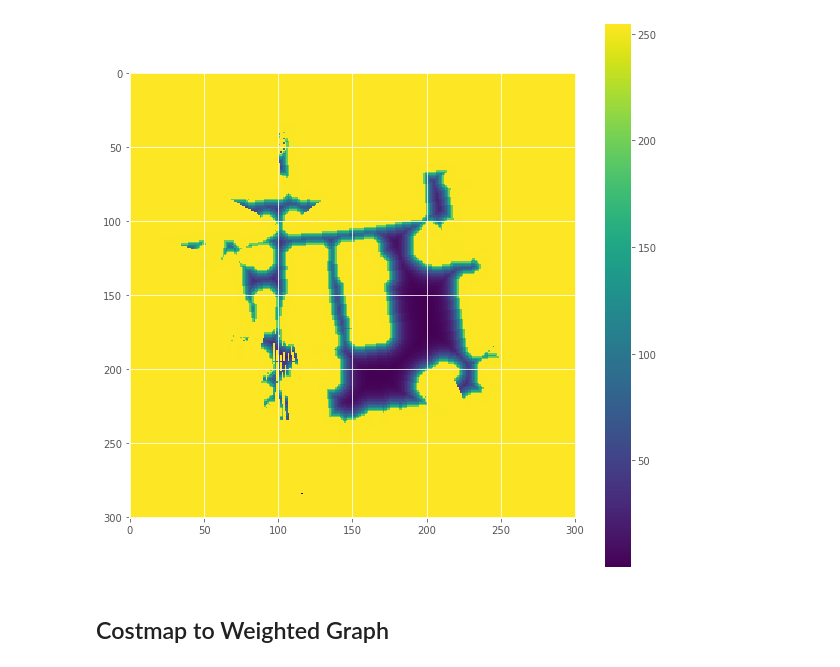
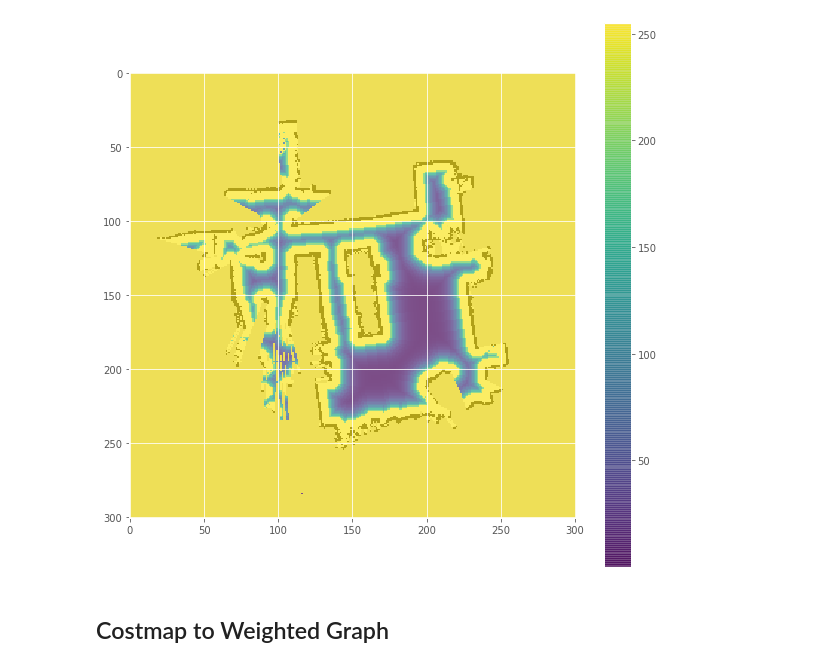
Before and after one commit to mcarfagno/pathfinding, a Jupyter notebook: a_star.ipynb, the cells around one changed output. Saved outputs shown, nothing was run; the diff lists cells and outputs as text; code cells hidden in the pictures.

```diff
--- a/a_star.ipynb
+++ b/a_star.ipynb
@@ -7,12 +7,13 @@ from costmap import CostMap
 # %%
 cm=CostMap("maps/test_map.pgm")
 
 plt.figure(figsize=(10,10))
-plt.imshow(cm.map_arr[100:401,100:401])
+plt.imshow(cm.occmap_arr[100:401,100:401],plt.cm.binary)
+plt.imshow(cm.costmap_arr[100:401,100:401],alpha=0.7)
 plt.colorbar()
 plt.show()
 # %% [output]
-[figure, old version]
+[figure, new version]
 # %% [markdown]
 ## Costmap to Weighted Graph
 # %%
```
Also changed, not shown: parts of 7 cells of this notebook, 3 other files.
